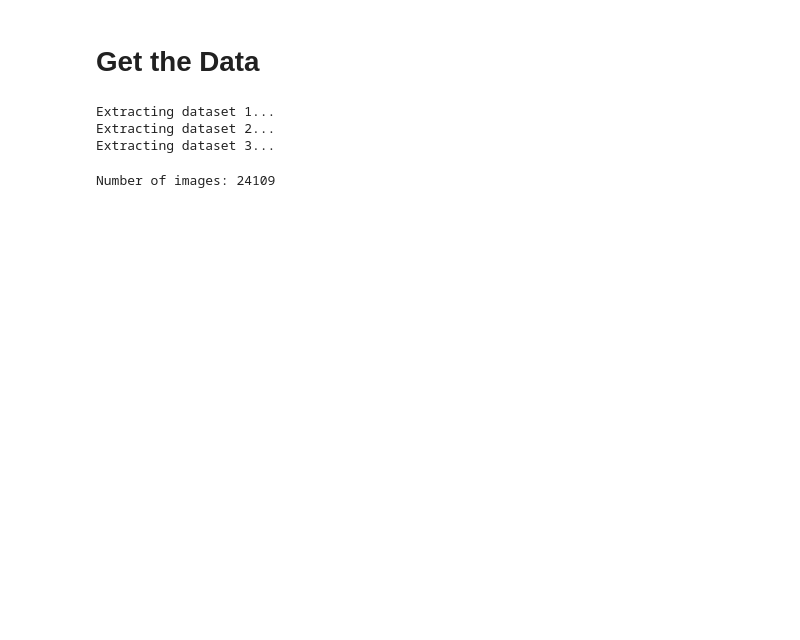
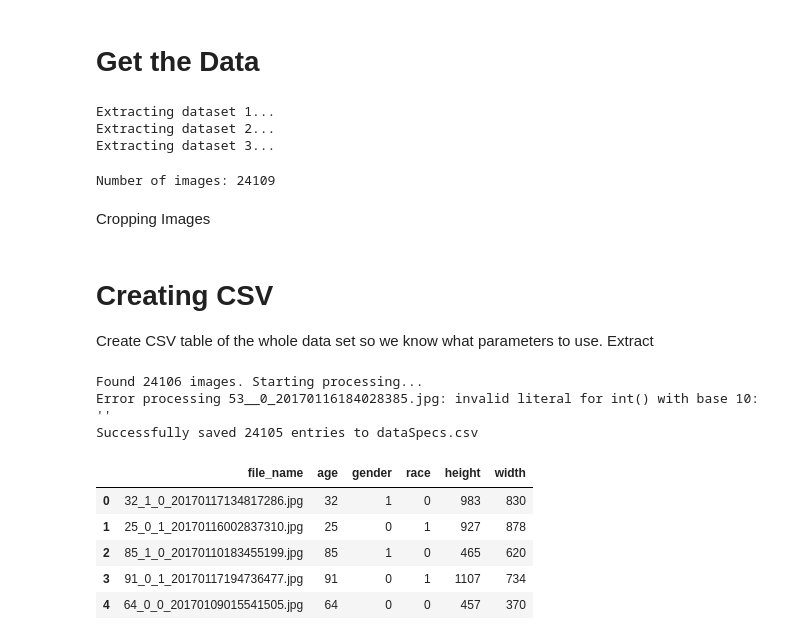
Before and after one commit to Dillstan/ml_group_project, a Jupyter notebook: age_model.ipynb, the cells around one changed output. Saved outputs shown, nothing was run; the diff lists cells and outputs as text; code cells hidden in the pictures; blank space fills up the shorter version.

```diff
--- a/age_model.ipynb
+++ b/age_model.ipynb
@@ -81,3 +81,69 @@ file_names = os.listdir(faces_images_path)
 print(f"Number of images: {len(file_names)}")
 # %% [output]
 Number of images: 24109
+# %% [markdown]
+Cropping Images
+# %% [markdown]
+# Creating CSV
+Create CSV table of the whole data set so we know what parameters to use. Extract
+# %%
+import os
+import pandas as pd
+from PIL import Image
+
+# Define the path to the images
+image_dir = 'datasets/faces/images'
+file_list = [f for f in os.listdir(image_dir) if f.endswith('.jpg')]
+
+data_list = []
+
+print(f"Found {len(file_list)} images. Starting processing...")
+
+for filename in file_list:
+    # Parse filename: [age]_[gender]_[race]_[date&time].jpg
+    parts = filename.replace('.jpg', '').split('_')
+
+    # Check for proper naming convention
+    if len(parts) >= 3:
+        try:
+            age_str = parts[0]
+            gender_str = parts[1]
+            race_str = parts[2]
+
+            # Open image to get dimensions
+            img_path = os.path.join(image_dir, filename)
+            with Image.open(img_path) as img:
+                width, height = img.size
+
+            data_list.append({
+                'file_name': filename,
+                'age': int(age_str),
+                'gender': int(gender_str),
+                'race': int(race_str),
+                'height': height,
+                'width': width
+            })
+        except Exception as e:
+            print(f"Error processing {filename}: {e}")
+    else:
+        print(f"Skipping {filename}: Unexpected format (found {len(parts)} parts)")
+
+# Create DataFrame
+df = pd.DataFrame(data_list)
+
+# Save to CSV
+df.to_csv('dataSpecs.csv', index=False)
+print(f"Successfully saved {len(df)} entries to dataSpecs.csv")
+
+# Display the first few rows
+display(df.head())
+# %% [output]
+Found 24106 images. Starting processing...
+Error processing 53__0_20170116184028385.jpg: invalid literal for int() with base 10: ''
+Successfully saved 24105 entries to dataSpecs.csv
+|  | file_name | age | gender | race | height | width |
+| 0 | 32_1_0_20170117134817286.jpg | 32 | 1 | 0 | 983 | 830 |
+| 1 | 25_0_1_20170116002837310.jpg | 25 | 0 | 1 | 927 | 878 |
+| 2 | 85_1_0_20170110183455199.jpg | 85 | 1 | 0 | 465 | 620 |
+| 3 | 91_0_1_20170117194736477.jpg | 91 | 0 | 1 | 1107 | 734 |
+| 4 | 64_0_0_20170109015541505.jpg | 64 | 0 | 0 | 457 | 370 |
```
Also changed, not shown: parts of 5 cells of this notebook.
